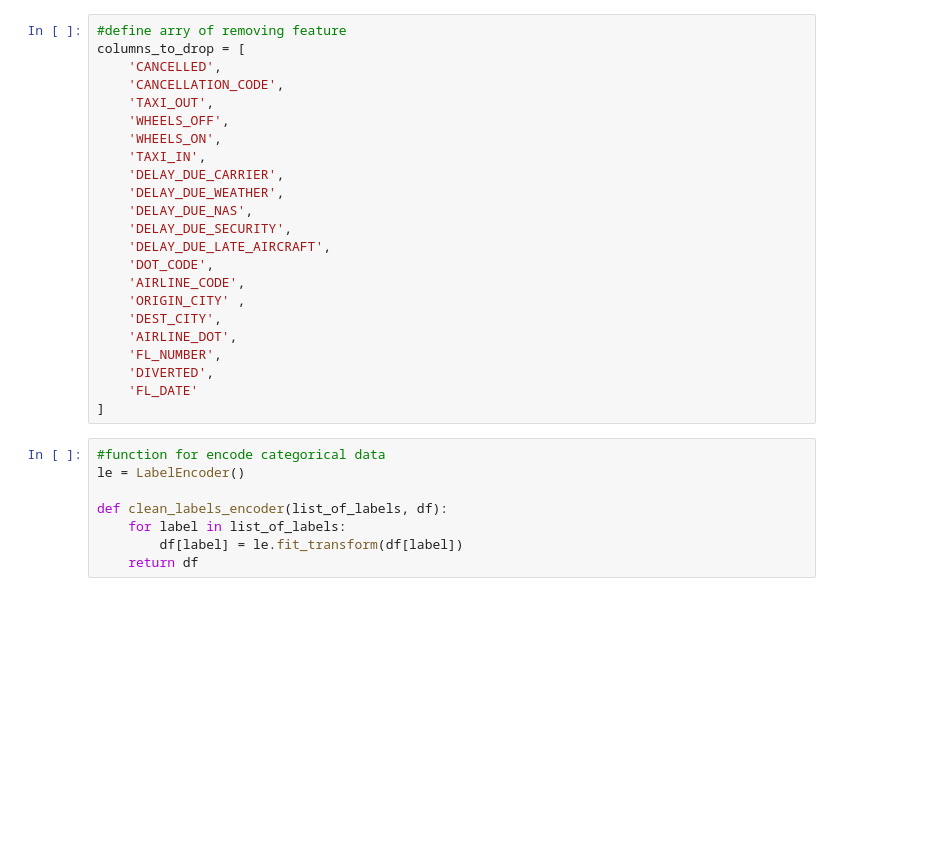
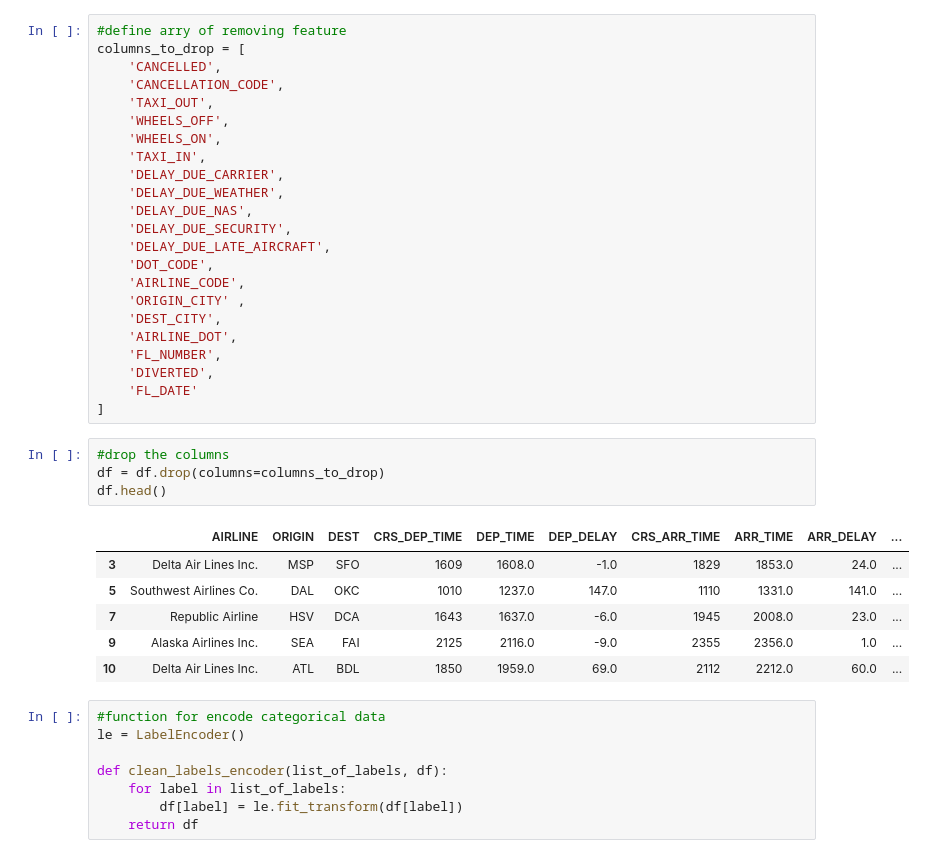
Before and after one commit to swiz9/Flight-Delay-Prediction-System, a Jupyter notebook: LSTM_Prediction_Model_pynb.ipynb, the cells around one changed output. Drawn from its saved outputs; the diff is of its cells as text; blank space fills up the shorter version.

```diff
--- a/LSTM_Prediction_Model_pynb.ipynb
+++ b/LSTM_Prediction_Model_pynb.ipynb
@@ -157,6 +157,17 @@ columns_to_drop = [
     'DIVERTED',
     'FL_DATE'
 ]
+# %%
+#drop the columns
+df = df.drop(columns=columns_to_drop)
+df.head()
+# %% [output]
+|  | AIRLINE | ORIGIN | DEST | CRS_DEP_TIME | DEP_TIME | DEP_DELAY | CRS_ARR_TIME | ARR_TIME | ARR_DELAY | ... |
+| 3 | Delta Air Lines Inc. | MSP | SFO | 1609 | 1608.0 | -1.0 | 1829 | 1853.0 | 24.0 | ... |
+| 5 | Southwest Airlines Co. | DAL | OKC | 1010 | 1237.0 | 147.0 | 1110 | 1331.0 | 141.0 | ... |
+| 7 | Republic Airline | HSV | DCA | 1643 | 1637.0 | -6.0 | 1945 | 2008.0 | 23.0 | ... |
+| 9 | Alaska Airlines Inc. | SEA | FAI | 2125 | 2116.0 | -9.0 | 2355 | 2356.0 | 1.0 | ... |
+| 10 | Delta Air Lines Inc. | ATL | BDL | 1850 | 1959.0 | 69.0 | 2112 | 2212.0 | 60.0 | ... |
 # %%
 #function for encode categorical data
 le = LabelEncoder()
```
Also changed, not shown: parts of 5 cells of this notebook.
